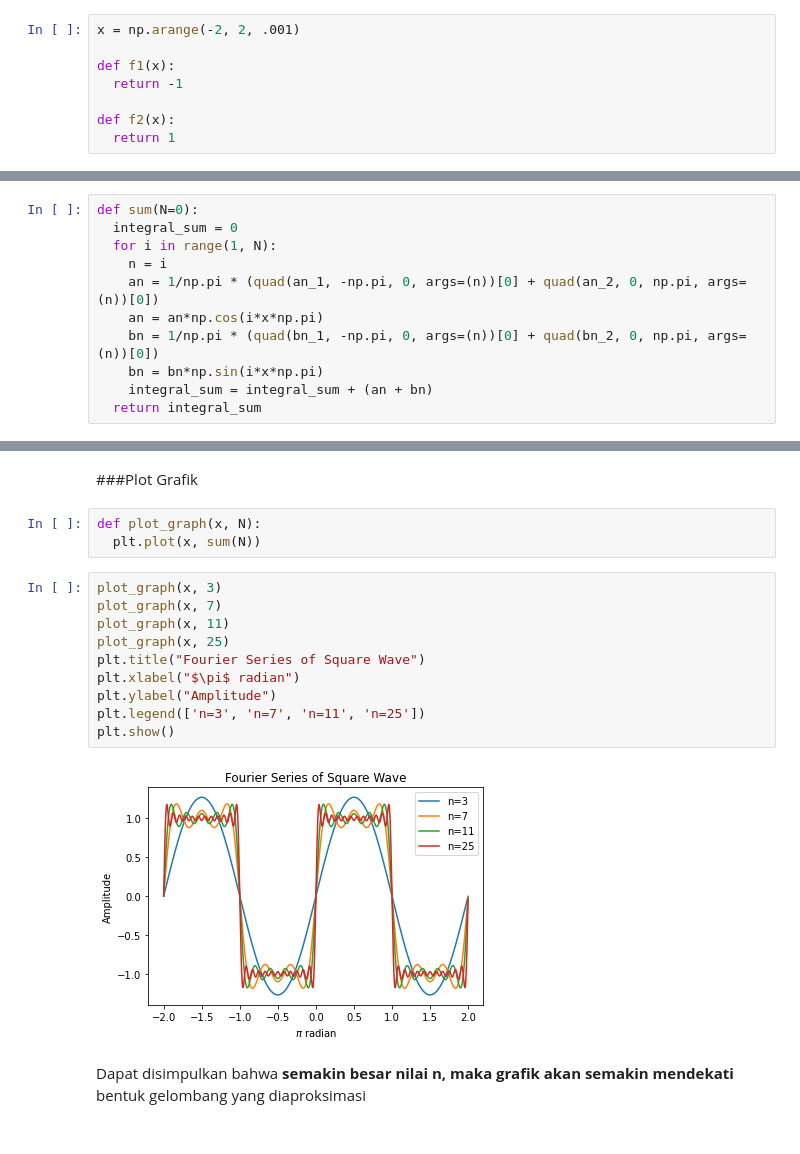
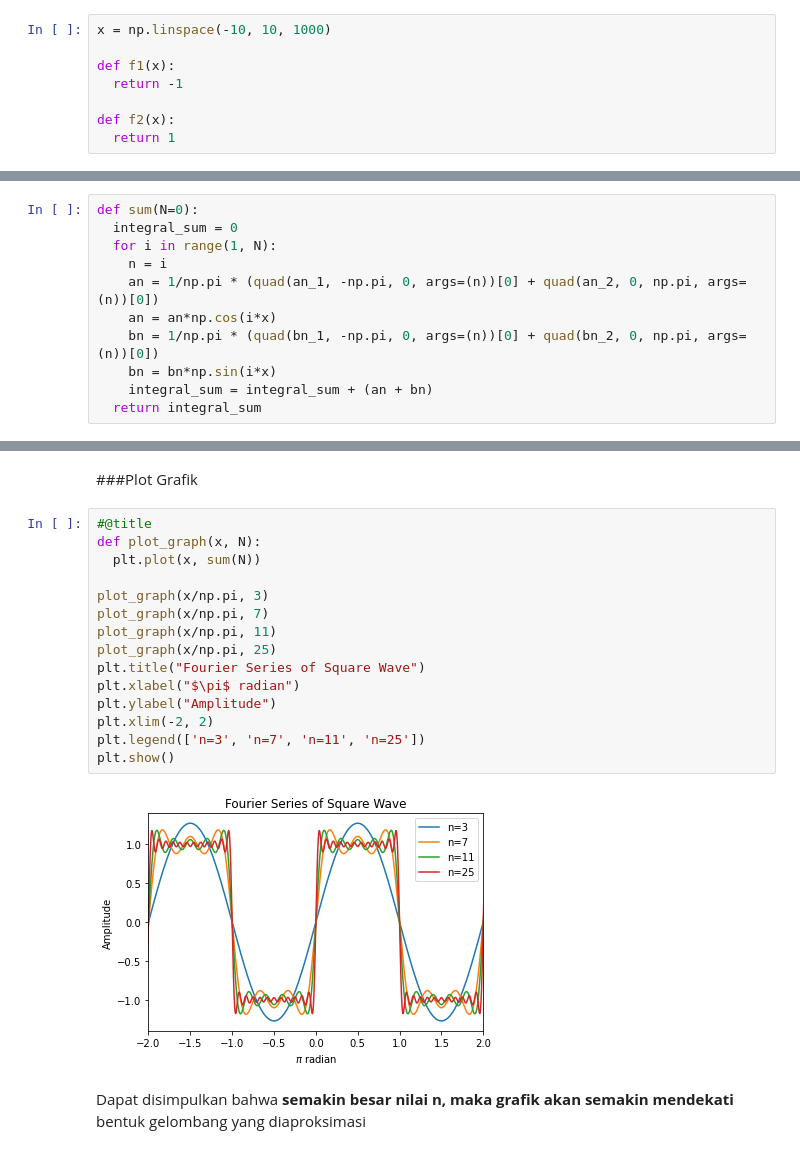
Before and after one commit to miqbals17/Fourier, a Jupyter notebook: Fourier_Series.ipynb, the cells around one changed output, grey strips where cells are left out. Cells and saved outputs as stored; diff of their text form.

```diff
--- a/Fourier_Series.ipynb
+++ b/Fourier_Series.ipynb
@@ -65,7 +67,7 @@ $$
 # %% [markdown]
 ###Perhitungan $a_0$ :
 # %%
-x = np.arange(-2, 2, .001)
+x = np.linspace(-10, 10, 1000)
 
 def f1(x):
   return -1
@@ -107,9 +109,9 @@ def sum(N=0):
   for i in range(1, N):
     n = i
     an = 1/np.pi * (quad(an_1, -np.pi, 0, args=(n))[0] + quad(an_2, 0, np.pi, args=(n))[0])
-    an = an*np.cos(i*x*np.pi)
+    an = an*np.cos(i*x)
     bn = 1/np.pi * (quad(bn_1, -np.pi, 0, args=(n))[0] + quad(bn_2, 0, np.pi, args=(n))[0])
-    bn = bn*np.sin(i*x*np.pi)
+    bn = bn*np.sin(i*x)
     integral_sum = integral_sum + (an + bn)
   return integral_sum
 # %% [markdown]
@@ -117,20 +119,22 @@ Dalam perhitungan manual didapatkan:
 $$f(x)=\frac{4}{\pi}\sin(x)+\frac{4}{3\pi}\sin(3x)+\frac{4}{5\pi}\sin(5x)+...$$
 # %% [markdown]
 ###Plot Grafik
-# %%
-def plot_graph(x, N):
-  plt.plot(x, sum(N))
 # %%
-plot_graph(x, 3)
-plot_graph(x, 7)
-plot_graph(x, 11)
-plot_graph(x, 25)
+#@title
+def plot_graph(x, N):
+  plt.plot(x, sum(N))
+
+plot_graph(x/np.pi, 3)
+plot_graph(x/np.pi, 7)
+plot_graph(x/np.pi, 11)
+plot_graph(x/np.pi, 25)
 plt.title("Fourier Series of Square Wave")
 plt.xlabel("$\pi$ radian")
 plt.ylabel("Amplitude")
+plt.xlim(-2, 2)
 plt.legend(['n=3', 'n=7', 'n=11', 'n=25'])
 plt.show()
 # %% [output]
-[figure, old version]
+[figure, new version]
 # %% [markdown]
 Dapat disimpulkan bahwa **semakin besar nilai n, maka grafik akan semakin mendekati** bentuk gelombang yang diaproksimasi
```
Also changed, not shown: parts of 5 cells of this notebook.
